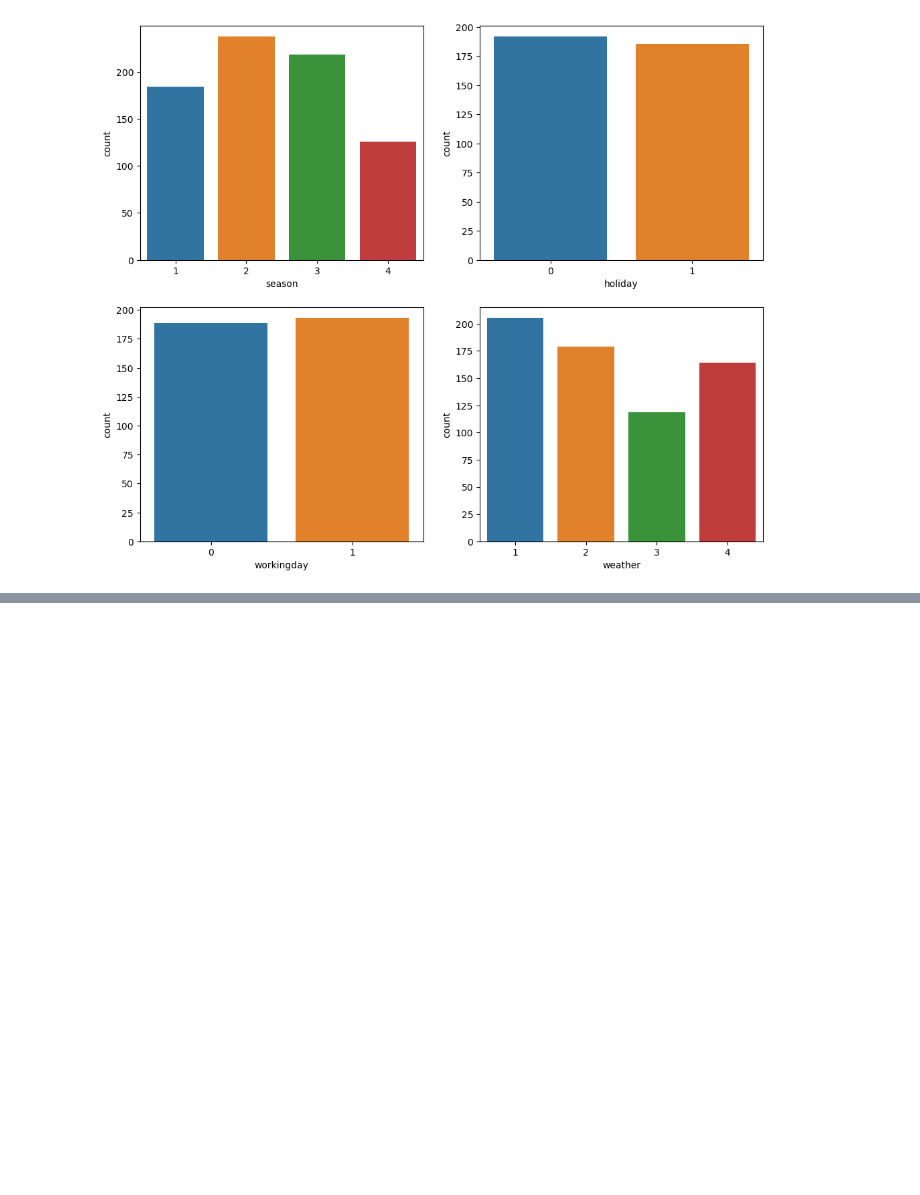
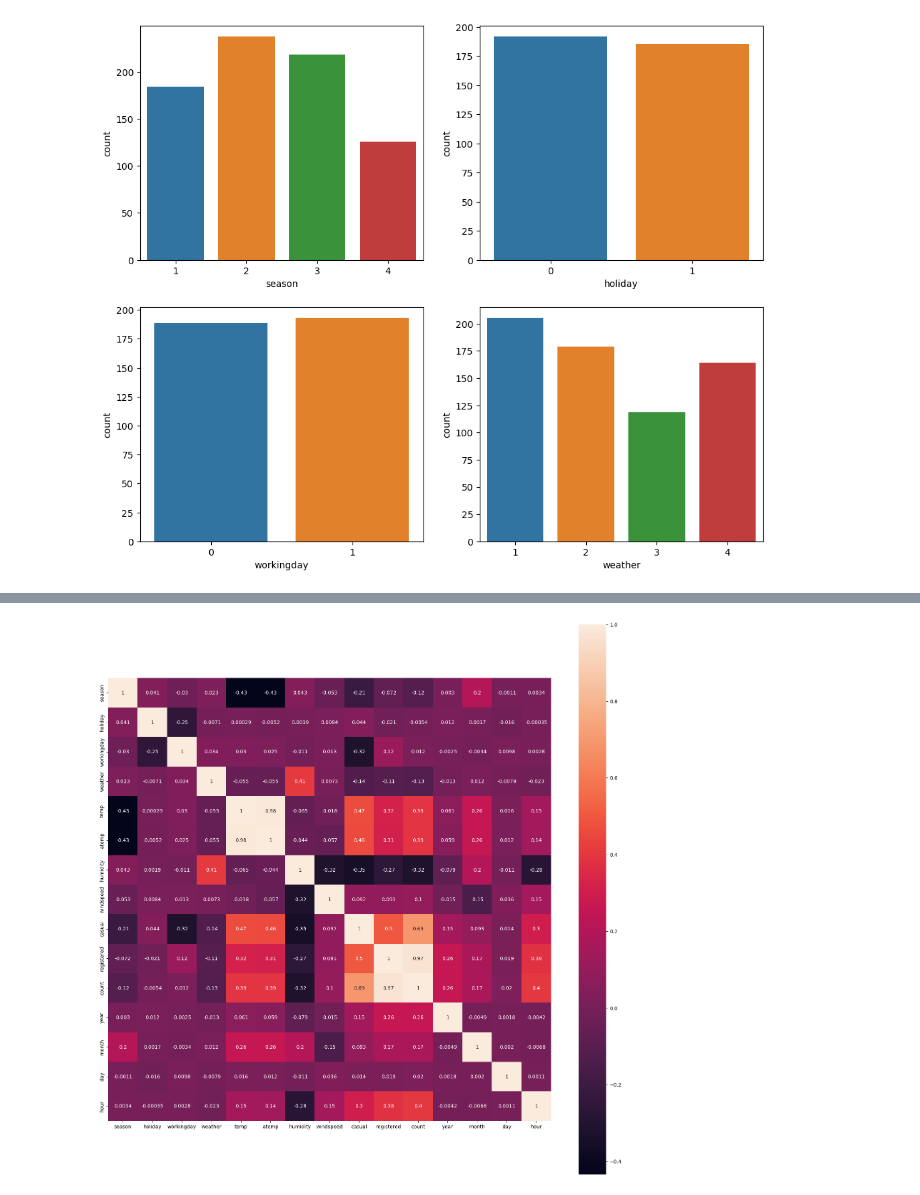
Before and after one commit to bumcoding/MachineLearning_Study, a Jupyter notebook: AiffelResearch/BikeSharingDemand.ipynb, the cells around one changed output, grey strips where cells are left out. Drawn from its saved outputs; the diff is of its cells as text; code cells hidden in the pictures; blank space fills up the shorter version.

```diff
--- a/AiffelResearch/BikeSharingDemand.ipynb
+++ b/AiffelResearch/BikeSharingDemand.ipynb
@@ -213,0 +235,7 @@ ax4 = sns.barplot(x='weather',y='count',data=train.groupby('weather')['count'].m
+# %%
+# 각각의 컬럼들 간의 상관계수를 heatmap을 통해 시각화
+
+fig = plt.figure(figsize=[20,20])
+ax = sns.heatmap(train.corr(),annot=True,square=True)
+# %% [output]
+[figure, added]
```
Also changed, not shown: parts of 10 cells of this notebook.
